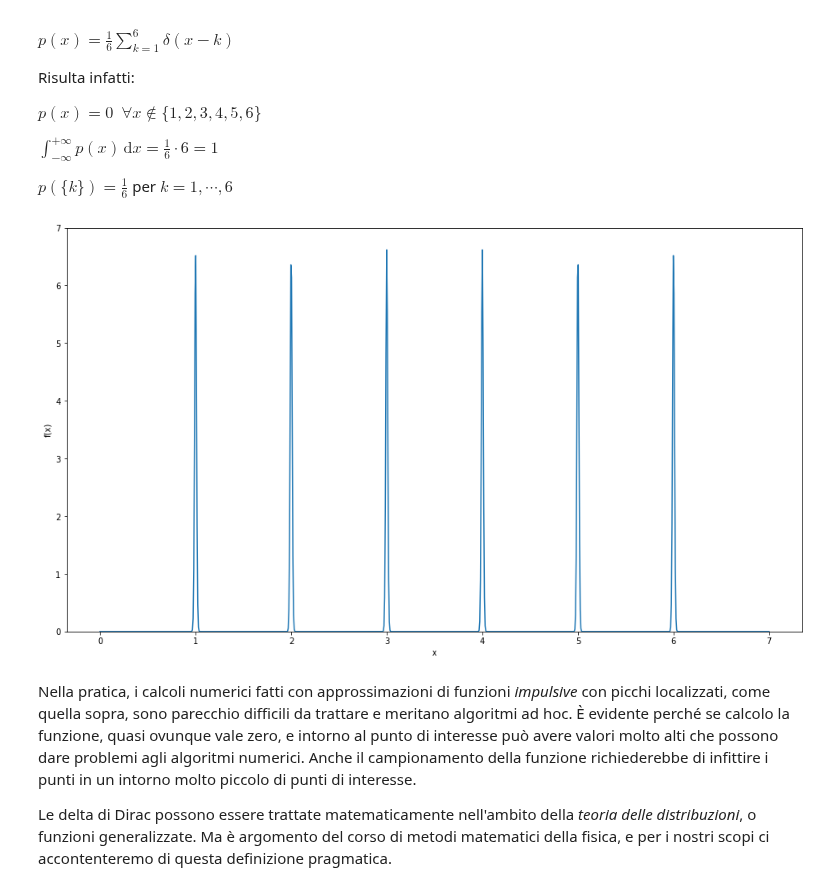
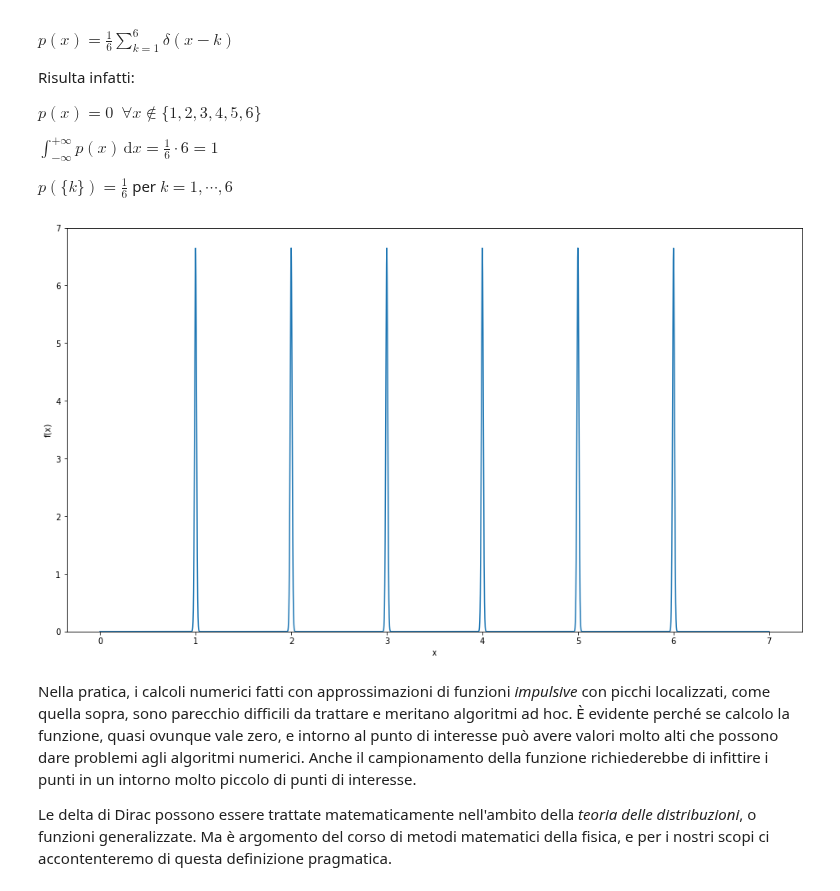
Before and after one commit to lucalista/analisi-dati-2023, a Jupyter notebook: 06.05.00__Distribuzioni_di_probabilita_continue.ipynb, the cells around one changed output. Cells and saved outputs as stored; diff of their text form; code cells hidden in the pictures.

```diff
--- a/06.05.00__Distribuzioni_di_probabilita_continue.ipynb
+++ b/06.05.00__Distribuzioni_di_probabilita_continue.ipynb
@@ -519,21 +519,21 @@ $\displaystyle\int_{-\infty}^{+\infty}\!\!\!\!\!\! p(x)\,\mathrm{d}x = \frac{1}{
 $\displaystyle p(\{k\}) = \frac{1}{6}$ per $k=1,\cdots,6$
 # %%
 plt.figure(figsize=(16,9))
-x = np.linspace(0, 7, 1000)
+x = np.linspace(0, 7, 10000)
 sigma=0.01
 def pdf(x):
     p = 0
     for k in range(1,7):
         p += norm.pdf(x, scale=sigma, loc=k)
     p /= 6
     return p
 plt.xlabel('x')
 plt.ylabel('f(x)')
 plt.ylim(0,7)
 plt.plot(x, pdf(x))
 plt.show()
 # %% [output]
-[figure, old version]
+[figure, new version]
 # %% [markdown]
 Nella pratica, i calcoli numerici fatti con approssimazioni di funzioni *impulsive* con picchi localizzati, come quella sopra, sono parecchio difficili da trattare e meritano algoritmi ad hoc. È evidente perché se calcolo la funzione, quasi ovunque vale zero, e intorno al punto di interesse può avere valori molto alti che possono dare problemi agli algoritmi numerici. Anche il campionamento della funzione richiederebbe di infittire i punti in un intorno molto piccolo di punti di interesse.
 
```
Also changed, not shown: parts of 12 cells of this notebook.
